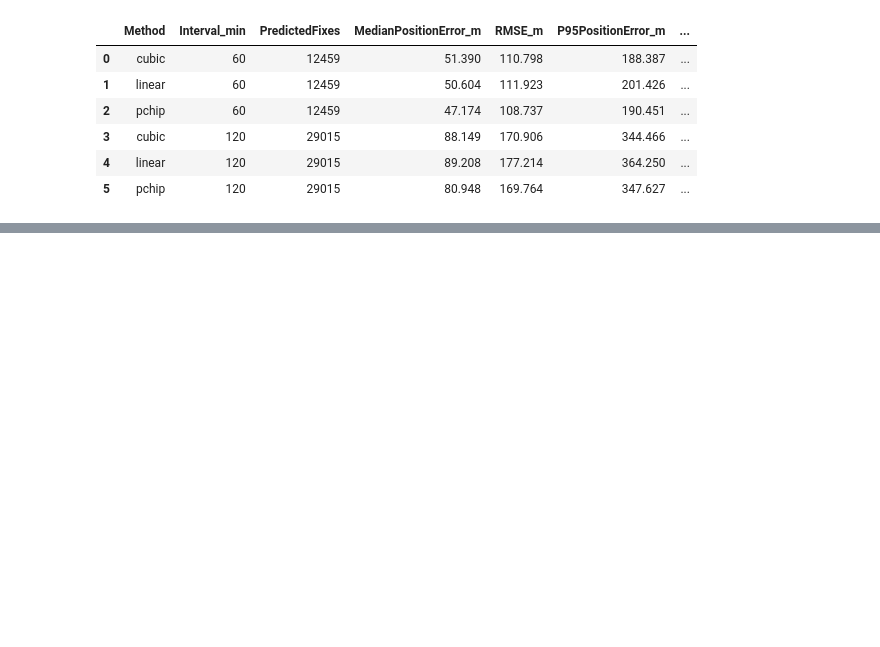
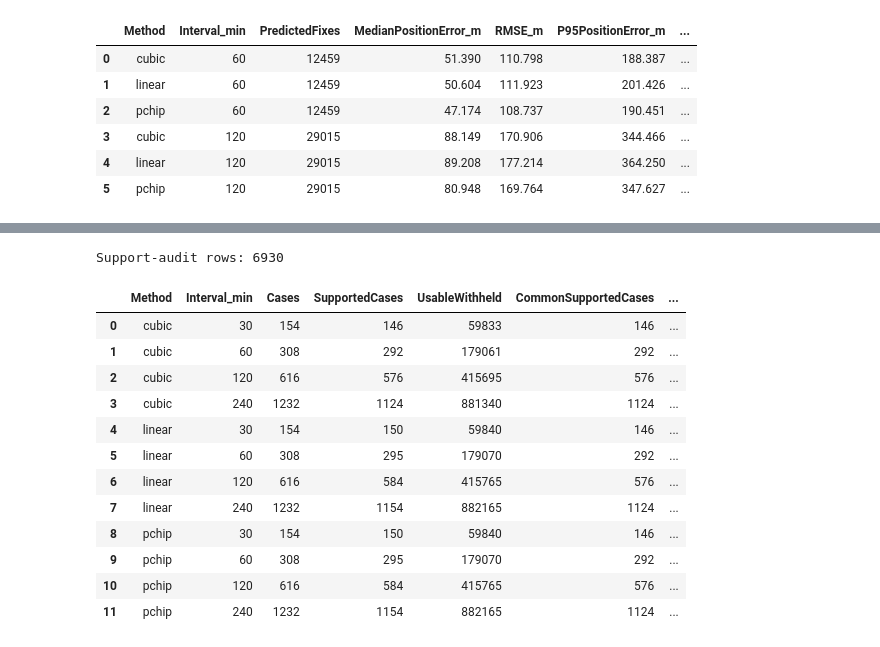
Before and after one commit to VinethSM/MMA3001-Elephant-GPS, a Jupyter notebook: notebooks/03_week3_reconstruction_experiment.ipynb, the cells around one changed output, grey strips where cells are left out. Saved outputs shown, nothing was run; the diff lists cells and outputs as text; code cells hidden in the pictures; blank space fills up the shorter version.

```diff
--- a/notebooks/03_week3_reconstruction_experiment.ipynb
+++ b/notebooks/03_week3_reconstruction_experiment.ipynb
@@ -697,0 +754,55 @@ display(
+# %%
+FULL_INTERVALS = [
+    30,
+    60,
+    120,
+    240,
+]
+
+support_audit = build_support_audit(
+    reference=reference,
+    intervals=FULL_INTERVALS,
+    methods=SELECTED_METHODS,
+)
+
+support_summary = summarise_support(
+    support_audit
+)
+
+
+support_audit.to_csv(
+    REPORTS_FOLDER
+    / "week3_support_audit.csv",
+    index=False,
+)
+
+support_summary.to_csv(
+    REPORTS_FOLDER
+    / "week3_support_summary.csv",
+    index=False,
+)
+
+
+print(
+    "Support-audit rows:",
+    len(support_audit),
+)
+
+display(
+    support_summary
+)
+# %% [output]
+Support-audit rows: 6930
+|  | Method | Interval_min | Cases | SupportedCases | UsableWithheld | CommonSupportedCases | ... |
+| 0 | cubic | 30 | 154 | 146 | 59833 | 146 | ... |
+| 1 | cubic | 60 | 308 | 292 | 179061 | 292 | ... |
+| 2 | cubic | 120 | 616 | 576 | 415695 | 576 | ... |
+| 3 | cubic | 240 | 1232 | 1124 | 881340 | 1124 | ... |
+| 4 | linear | 30 | 154 | 150 | 59840 | 146 | ... |
+| 5 | linear | 60 | 308 | 295 | 179070 | 292 | ... |
+| 6 | linear | 120 | 616 | 584 | 415765 | 576 | ... |
+| 7 | linear | 240 | 1232 | 1154 | 882165 | 1124 | ... |
+| 8 | pchip | 30 | 154 | 150 | 59840 | 146 | ... |
+| 9 | pchip | 60 | 308 | 295 | 179070 | 292 | ... |
+| 10 | pchip | 120 | 616 | 584 | 415765 | 576 | ... |
+| 11 | pchip | 240 | 1232 | 1154 | 882165 | 1124 | ... |
```
Also changed, not shown: parts of 5 cells of this notebook, 59 other files.
